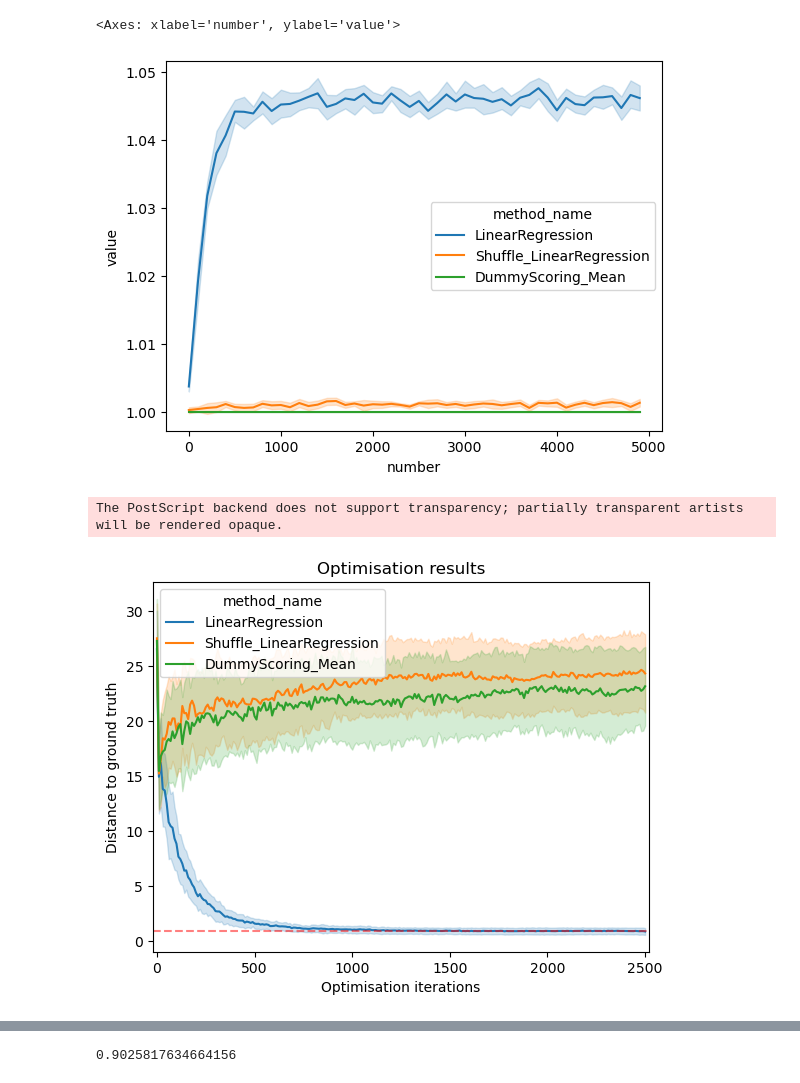
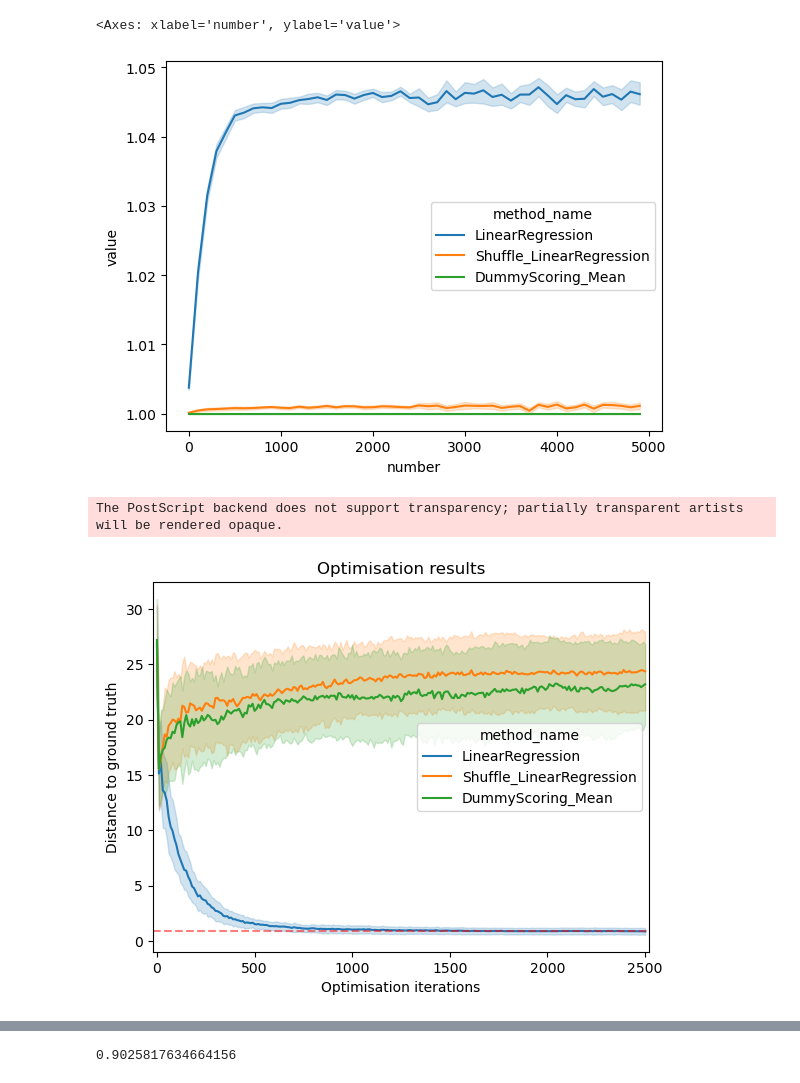
Before and after one commit to jgrizou/cluster_sci, a Jupyter notebook: analysis/plots/optim/optim.ipynb, the cells around one changed output, grey strips where cells are left out. Drawn from its saved outputs; the diff is of its cells as text; code cells hidden in the pictures.

Commit message:
now using final df for all plots to sync with Carlos

```diff
--- a/analysis/plots/optim/optim.ipynb
+++ b/analysis/plots/optim/optim.ipynb
@@ -2,6 +2,7 @@
 import os
 _ROOT_PATH = os.path.join('..', '..', '..')
 _OPTIM_DIR = os.path.join(_ROOT_PATH, 'experiments', 'optim')
+_FINAL_DFS_DIR = os.path.join('..', '..', 'final_dfs')
 
 import sys
 sys.path.append('..')
@@ -89,48 +11,52 @@ df
+# %%
+import numpy as np
+import pandas as pd
+import seaborn as sns
+import matplotlib.pyplot as plt
+
+dbf = os.path.join(_FINAL_DFS_DIR, 'optim.parquet')
+df = pd.read_parquet(dbf, engine='pyarrow')
 # %%
-import seaborn as sns
 
 # Define the interval for subsampling
 interval = 100
-numbers_to_keep = list(range(0, result_df['number'].max() + 1, interval))
-subsampled_df = result_df[result_df['number'].isin(numbers_to_keep)]
+numbers_to_keep = list(range(0, df['number'].max() + 1, interval))
+subsampled_df = df[df['number'].isin(numbers_to_keep)]
 
 sns.lineplot(data=subsampled_df, x='number', y='value', hue='method_name')
 # %% [output]
 <Axes: xlabel='number', ylabel='value'>
-[figure, old version]
+[figure, new version]
 # %%
 import seaborn as sns
 
 # Define the interval for subsampling
 interval = 10
-numbers_to_keep = list(range(0, result_df['number'].max() + 1, interval))
-subsampled_df = result_df[result_df['number'].isin(numbers_to_keep)]
+numbers_to_keep = list(range(0, df['number'].max() + 1, interval))
+subsampled_df = df[df['number'].isin(numbers_to_keep)]
 
 mask = ((subsampled_df['number'] <= 2500))
 subsampled_df = subsampled_df[mask]
 
 ax = sns.lineplot(data=subsampled_df, x='number', y='euclidean_distance', hue='method_name', errorbar='sd')
 
 mask = ((subsampled_df['method_name'] == 'LinearRegression') &
        (subsampled_df['number'] > 2400))
 tmp = subsampled_df[mask]
 ax.axhline(y=np.mean(tmp['euclidean_distance']), color='red', alpha=0.5, linestyle='--', label='Euclidean Top Rank (LinReg)')
 
 
 plt.xlabel('Optimisation iterations')
 plt.ylabel('Distance to ground truth')
 plt.title('Optimisation results')
 
 plt.xlim([-20, 2520])
 
 # Save as high-definition
-fbasename = "optim"
-plt.gcf().savefig(f'{fbasename}.png', format='png', dpi=300, bbox_inches='tight')
-plt.gcf().savefig(f'{fbasename}.eps', format='eps', dpi=1200, bbox_inches='tight')
-plt.gcf().savefig(f'{fbasename}.svg', format='svg', dpi=1200, bbox_inches='tight')
+plotconfig.save_fig("optim")
 # %% [output]
 The PostScript backend does not support transparency; partially transparent artists will be rendered opaque.
-[figure, old version]
+[figure, new version]
 # %%
 distance.euclidean(target_face, pca_face.inverse_transform([-15]*10))
 # %% [output]
```
Also changed, not shown: parts of 12 cells of this notebook, 11 other files.
